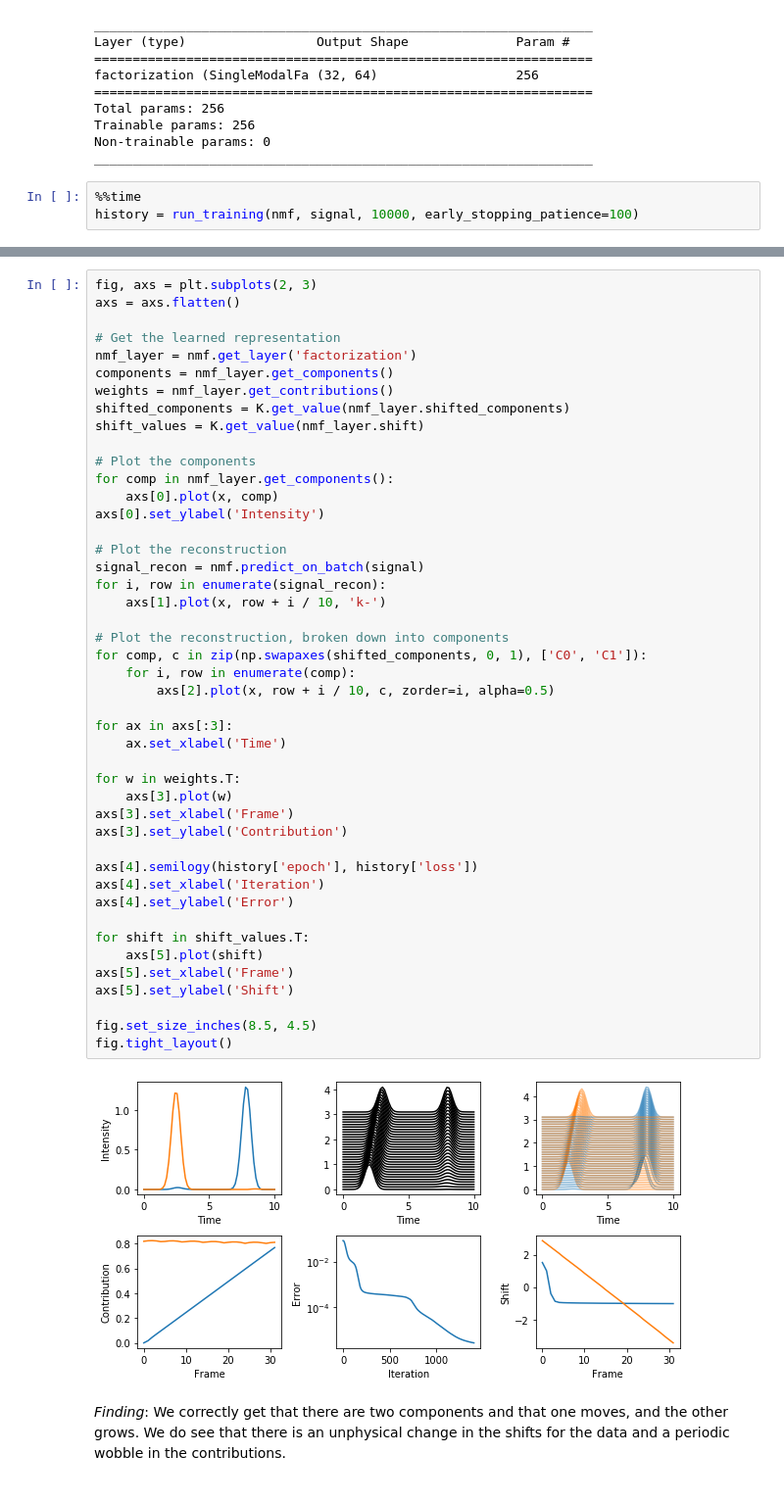
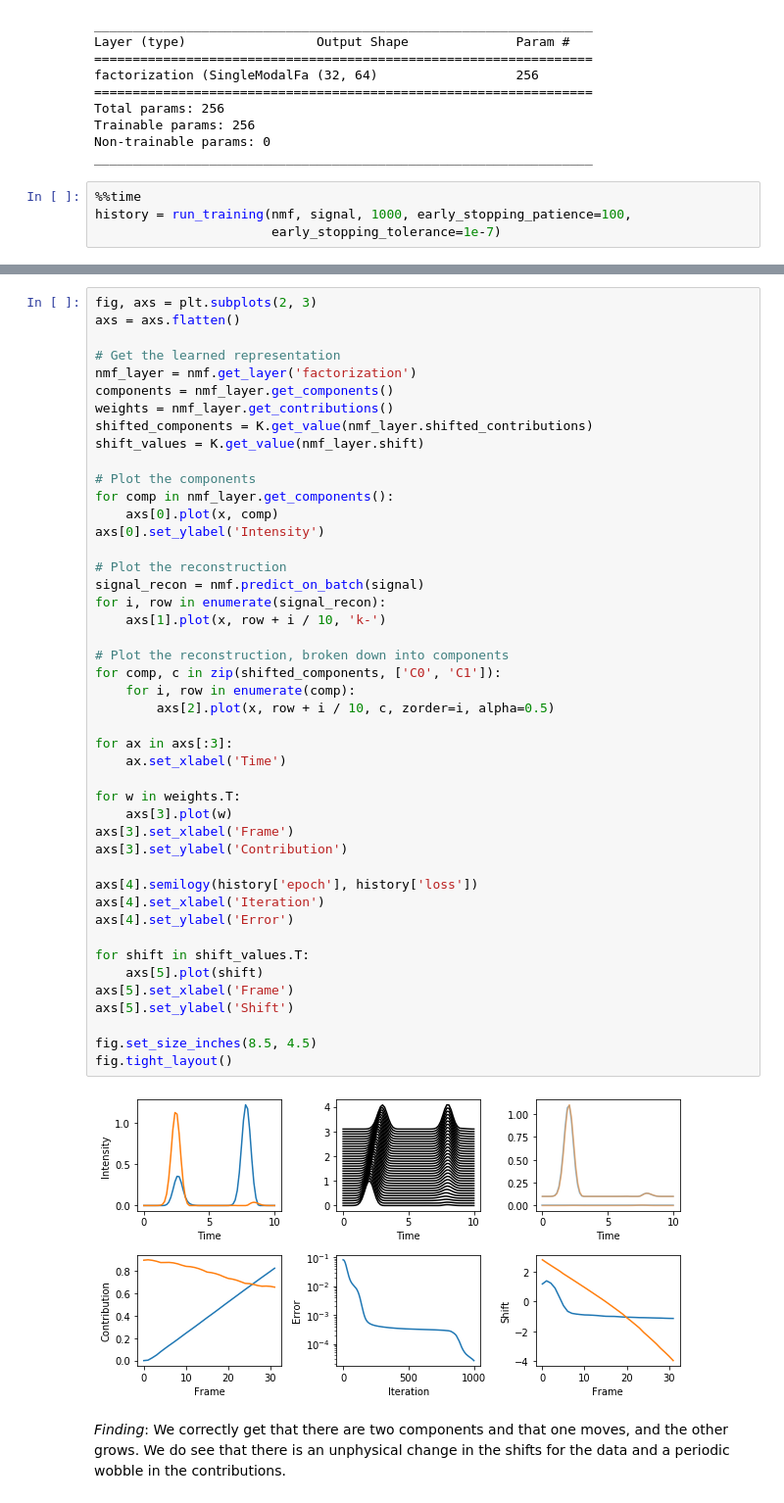
Before and after one commit to globus-labs/multimodal-ldrd, a Jupyter notebook: nmf-with-peak-shifting/0_evaluate-algorithm.ipynb, the cells around one changed output, grey strips where cells are left out. Shown: that part at 98% size. Saved outputs shown, nothing was run; the diff lists cells and outputs as text.

```diff
--- a/nmf-with-peak-shifting/0_evaluate-algorithm.ipynb
+++ b/nmf-with-peak-shifting/0_evaluate-algorithm.ipynb
@@ -130,7 +131,8 @@ Non-trainable params: 0
 _________________________________________________________________
 # %%
 %%time
-history = run_training(nmf, signal, 10000, early_stopping_patience=100)
+history = run_training(nmf, signal, 1000, early_stopping_patience=100,
+                       early_stopping_tolerance=1e-7)
 # %% [output]
 WARNING:tensorflow:From C:\Users\ward6\Miniconda3\envs\multimodal\lib\site-packages\tensorflow\python\ops\math_grad.py:1250: add_dispatch_support.<locals>.wrapper (from tensorflow.python.ops.array_ops ...
 Instructions for updating:
@@ -144,7 +146,7 @@ axs = axs.flatten()
 nmf_layer = nmf.get_layer('factorization')
 components = nmf_layer.get_components()
 weights = nmf_layer.get_contributions()
-shifted_components = K.get_value(nmf_layer.shifted_components)
+shifted_components = K.get_value(nmf_layer.shifted_contributions)
 shift_values = K.get_value(nmf_layer.shift)
 
 # Plot the components
@@ -154,34 +156,34 @@ axs[0].set_ylabel('Intensity')
 
 # Plot the reconstruction
 signal_recon = nmf.predict_on_batch(signal)
 for i, row in enumerate(signal_recon):
     axs[1].plot(x, row + i / 10, 'k-')
 
 # Plot the reconstruction, broken down into components
-for comp, c in zip(np.swapaxes(shifted_components, 0, 1), ['C0', 'C1']):
+for comp, c in zip(shifted_components, ['C0', 'C1']):
     for i, row in enumerate(comp):
         axs[2].plot(x, row + i / 10, c, zorder=i, alpha=0.5)
 
 for ax in axs[:3]:
     ax.set_xlabel('Time')
 
 for w in weights.T:
     axs[3].plot(w)
 axs[3].set_xlabel('Frame')
 axs[3].set_ylabel('Contribution')
 
 axs[4].semilogy(history['epoch'], history['loss'])
 axs[4].set_xlabel('Iteration')
 axs[4].set_ylabel('Error')
 
 for shift in shift_values.T:
     axs[5].plot(shift)
 axs[5].set_xlabel('Frame')
 axs[5].set_ylabel('Shift')
 
 fig.set_size_inches(8.5, 4.5)
 fig.tight_layout()
 # %% [output]
-[figure, old version]
+[figure, new version]
 # %% [markdown]
 *Finding*: We correctly get that there are two components and that one moves, and the other grows. We do see that there is an unphysical change in the shifts for the data and a periodic wobble in the contributions.
```
Also changed, not shown: parts of 8 cells of this notebook, 1 other file.
